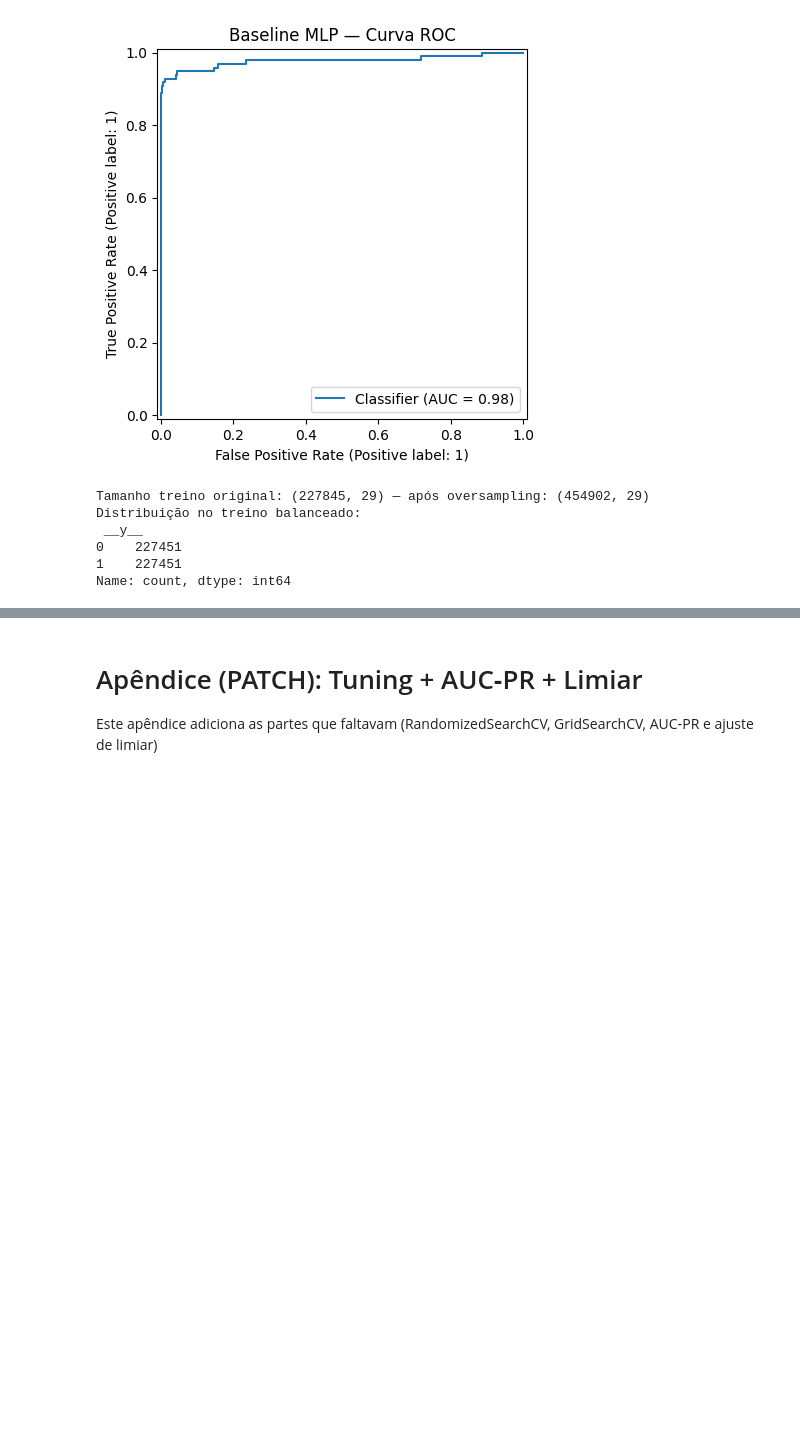
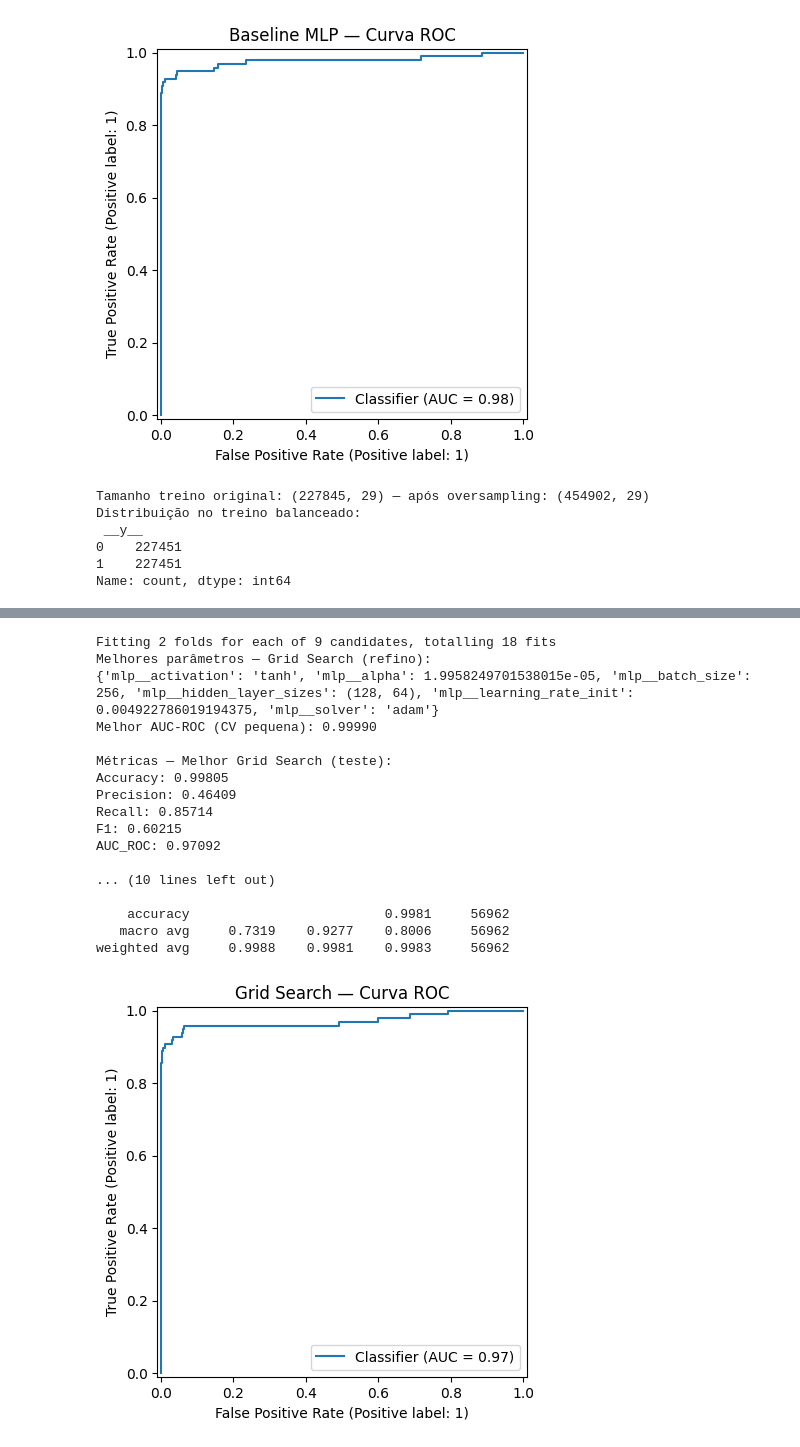
Before and after one commit to marcelositton/ponderada-prog-semana4, a Jupyter notebook: Resposta_Ponderada_02.ipynb, the cells around one changed output, grey strips where cells are left out. Saved outputs shown, nothing was run; the diff lists cells and outputs as text; code cells hidden in the pictures; blank space fills up the shorter version.

```diff
--- a/Resposta_Ponderada_02.ipynb
+++ b/Resposta_Ponderada_02.ipynb
@@ -293,41 +329,68 @@ Fitting 3 folds for each of 15 candidates, totalling 45 fits
 # %%
-#  8 — GRIDSEARCHCV (GRADE PEQUENA, COMPARAÇÃO)
-pipe_gs = Pipeline([
-    ("scaler", StandardScaler()),
-    ("mlp", MLPClassifier(max_iter=250, random_state=RANDOM_STATE))
-])
+#  8 — GRIDSEARCHCV (GRADE PEQUENA, REFINO RÁPIDO)
+from sklearn.model_selection import GridSearchCV
+
+# pequena grade centrada no melhor da RS
+best = rs.best_params_
+
+def around(x, mults=(1/3, 1.0, 3.0)):
+    # evito valores fora de faixa para alpha/lr
+    vals = [x*m for m in mults]
+    return sorted(set([v for v in vals if v > 1e-8]))
 
 param_grid = {
-    "mlp__hidden_layer_sizes": [(64,), (128,), (64,32)],
-    "mlp__alpha": [1e-5, 1e-4, 1e-3],
-    "mlp__learning_rate_init": [1e-3, 3e-3, 1e-2],
-    "mlp__activation": ["relu", "tanh"],
-    "mlp__solver": ["adam"]
+    "mlp__hidden_layer_sizes": [best["mlp__hidden_layer_sizes"]],
+    "mlp__activation":        [best["mlp__activation"]],
+    "mlp__solver":            [best.get("mlp__solver", "adam")],
+    "mlp__batch_size":        [best["mlp__batch_size"]],
+    "mlp__alpha":             around(best["mlp__alpha"]),
+    "mlp__learning_rate_init":around(best["mlp__learning_rate_init"])
 }
 
+cv_small = StratifiedKFold(n_splits=2, shuffle=True, random_state=RANDOM_STATE)
+
 gs = GridSearchCV(
-    estimator=pipe_gs,
+    estimator=pipe_rs,
     param_grid=param_grid,
     scoring="roc_auc",
-    cv=cv,
+    cv=cv_small,
     n_jobs=-1,
-    verbose=1
+    verbose=2
 )
 
-gs.fit(X_train_bal, y_train_bal)
+gs.fit(X_fit, y_fit)
 
-print("Melhores parâmetros — Grid Search:")
+print("Melhores parâmetros — Grid Search (refino):")
 print(gs.best_params_)
-print(f"Melhor AUC-ROC (validação cruzada): {gs.best_score_:.5f}")
+print(f"Melhor AUC-ROC (CV pequena): {gs.best_score_:.5f}")
 
 best_gs = gs.best_estimator_
 y_pred_gs  = best_gs.predict(X_test)
 y_proba_gs = best_gs.predict_proba(X_test)[:, 1]
 
 metrics_gs = avaliar_modelo(y_test, y_pred_gs, y_proba_gs)
 print("\nMétricas — Melhor Grid Search (teste):")
 for k, v in metrics_gs.items():
     print(f"{k}: {v:.5f}")
 
 imprimir_matriz_confusao(y_test, y_pred_gs, "Matriz de Confusão — Grid Search")
 plotar_roc(y_test, y_proba_gs, "Grid Search — Curva ROC")
+# %% [output]
+Fitting 2 folds for each of 9 candidates, totalling 18 fits
+Melhores parâmetros — Grid Search (refino):
+{'mlp__activation': 'tanh', 'mlp__alpha': 1.9958249701538015e-05, 'mlp__batch_size': 256, 'mlp__hidden_layer_sizes': (128, 64), 'mlp__learning_rate_init': 0.004922786019194375, 'mlp__solver': 'adam'}
+Melhor AUC-ROC (CV pequena): 0.99990
+
+Métricas — Melhor Grid Search (teste):
+Accuracy: 0.99805
+Precision: 0.46409
+Recall: 0.85714
+F1: 0.60215
+AUC_ROC: 0.97092
+
+... (10 lines left out)
+
+    accuracy                         0.9981     56962
+   macro avg     0.7319    0.9277    0.8006     56962
+weighted avg     0.9988    0.9981    0.9983     56962
+[figure, added]
@@ -418,5 +396,0 @@ print(alto_nivel_md[:1500] + ("..." if len(alto_nivel_md) > 1500 else ""))
-# %% [markdown]
-# Apêndice (PATCH): Tuning + AUC‑PR + Limiar
-
-
-Este apêndice adiciona as partes que faltavam (RandomizedSearchCV, GridSearchCV, AUC‑PR e ajuste de limiar)
```
Also changed, not shown: parts of 7 cells of this notebook.
